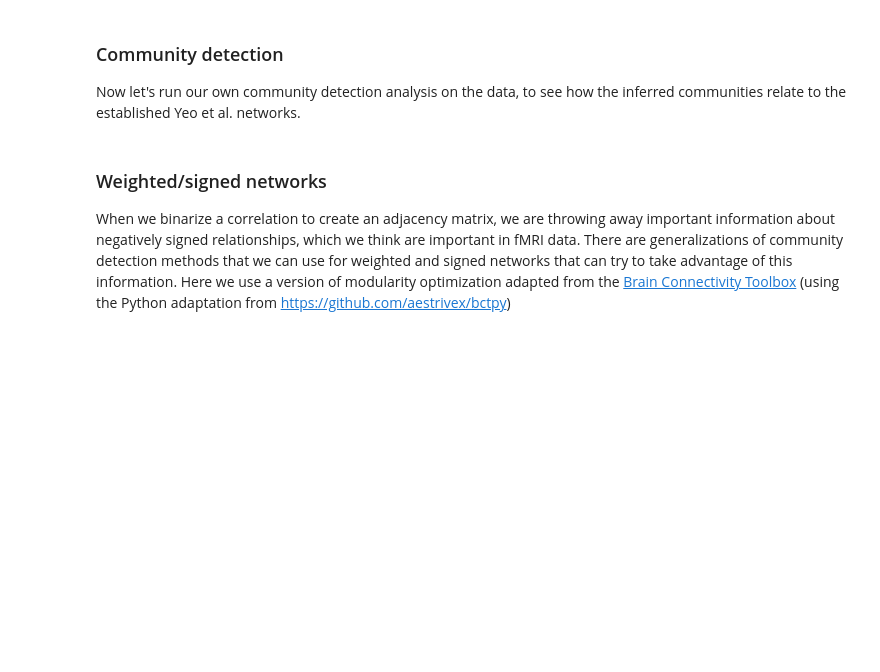
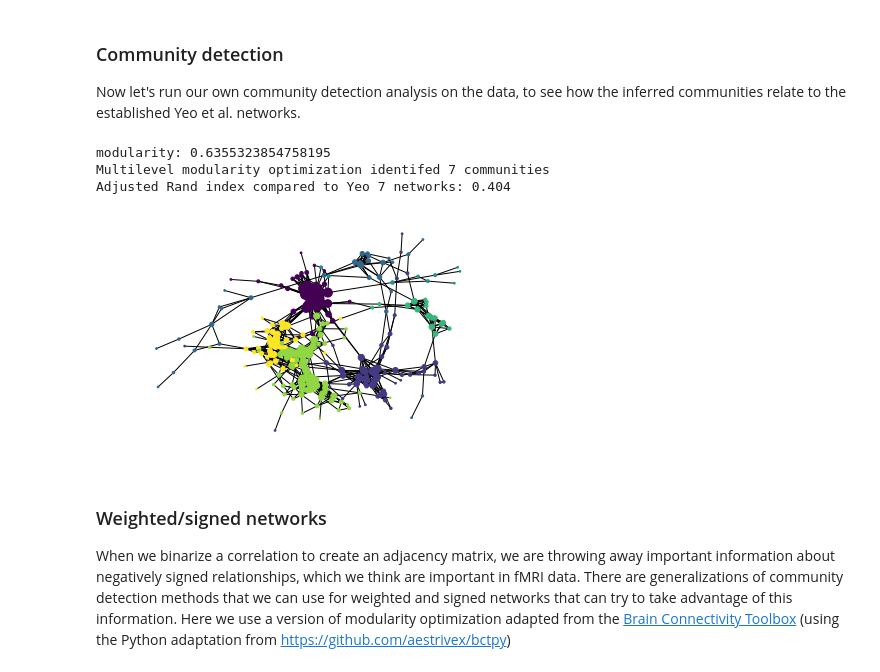
Before and after one commit to BrainNetworksCourse/brain-networks-course, a Jupyter notebook: Week7-RestingFMRI/Week7_RestingfMRI.ipynb, the cells around one changed output. Cells and saved outputs as stored; diff of their text form; code cells hidden in the pictures; blank space fills up the shorter version.

```diff
--- a/Week7-RestingFMRI/Week7_RestingfMRI.ipynb
+++ b/Week7-RestingFMRI/Week7_RestingfMRI.ipynb
@@ -467,18 +467,30 @@ magenta : Default
 Now let's run our own community detection analysis on the data, to see how the inferred communities relate to the established Yeo et al. networks.
 # %%
 density=0.05
-adjmtx=get_adjmtx(tscorr_gsr,density)
+# get adj matrix for giant component
+Gc_nodelist=list(Gc.nodes)
+tmp=tscorr_gsr[Gc_nodelist,:]
+tscorr_gsr_Gc=tmp[:,Gc_nodelist]
+adjmtx=get_adjmtx(tscorr_gsr_Gc,density)
+
 mod_binary=bct.modularity_louvain_und(adjmtx)
 print('modularity:',mod_binary[1])
 
 print('Multilevel modularity optimization identifed %d communities'%len(numpy.unique(mod_binary[0])))
-ari=sklearn.metrics.adjusted_rand_score(vc.membership,labeldata_Gc['Yeo'])
+ari=sklearn.metrics.adjusted_rand_score(mod_binary[0],
+                                        labeldata_Gc['Yeo7'])
 print('Adjusted Rand index compared to Yeo 7 networks: %0.3f'%ari)
 
-nx.draw_networkx(Gc,pos=layout,with_labels=False,node_color=[mod_binary[0][i] for i in Gc.nodes],
-              node_size=degrees*expansion,cmap='viridis')
+nx.draw_networkx(Gc,pos=layout,with_labels=False,
+            node_color=[mod_binary[0][i] for i in range(len(Gc.nodes))],
+            node_size=degrees*expansion,cmap='viridis')
 
 _=plt.axis('off')
+# %% [output]
+modularity: 0.6355323854758195
+Multilevel modularity optimization identifed 7 communities
+Adjusted Rand index compared to Yeo 7 networks: 0.404
+[figure, added]
 # %% [markdown]
 ### Weighted/signed networks
 
```
Also changed, not shown: parts of 5 cells of this notebook.
